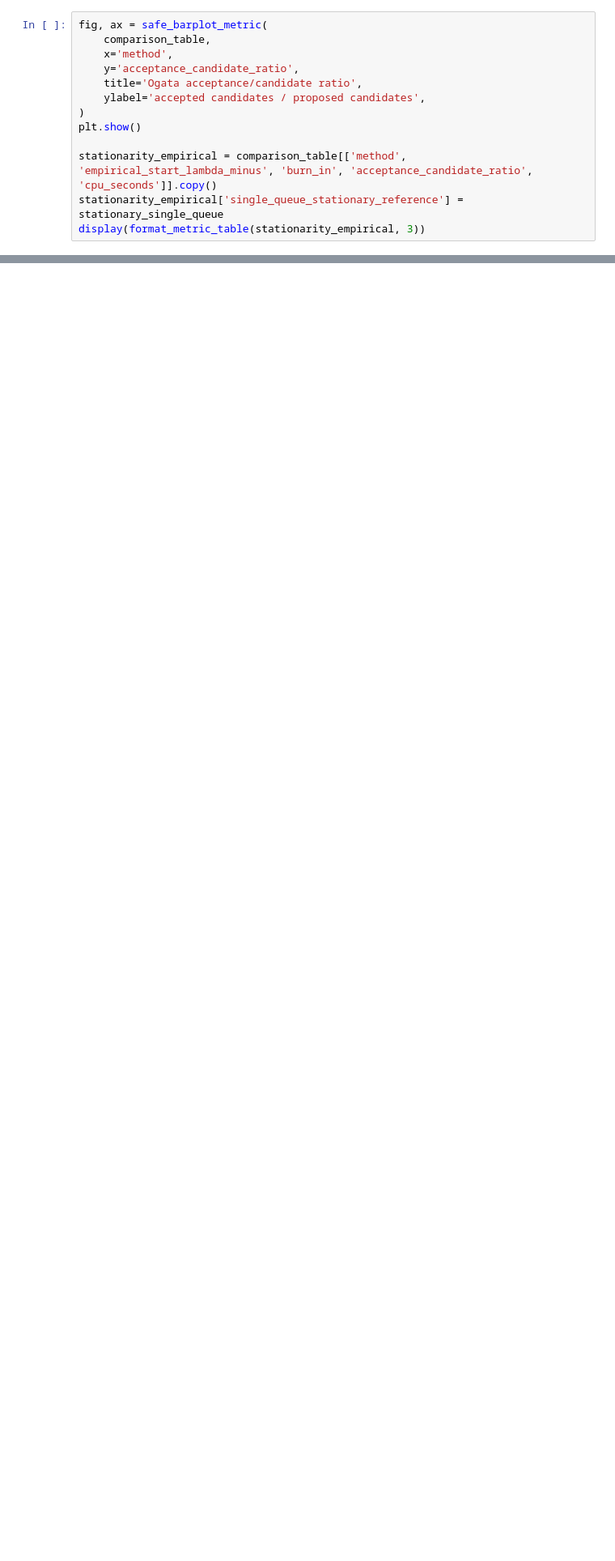
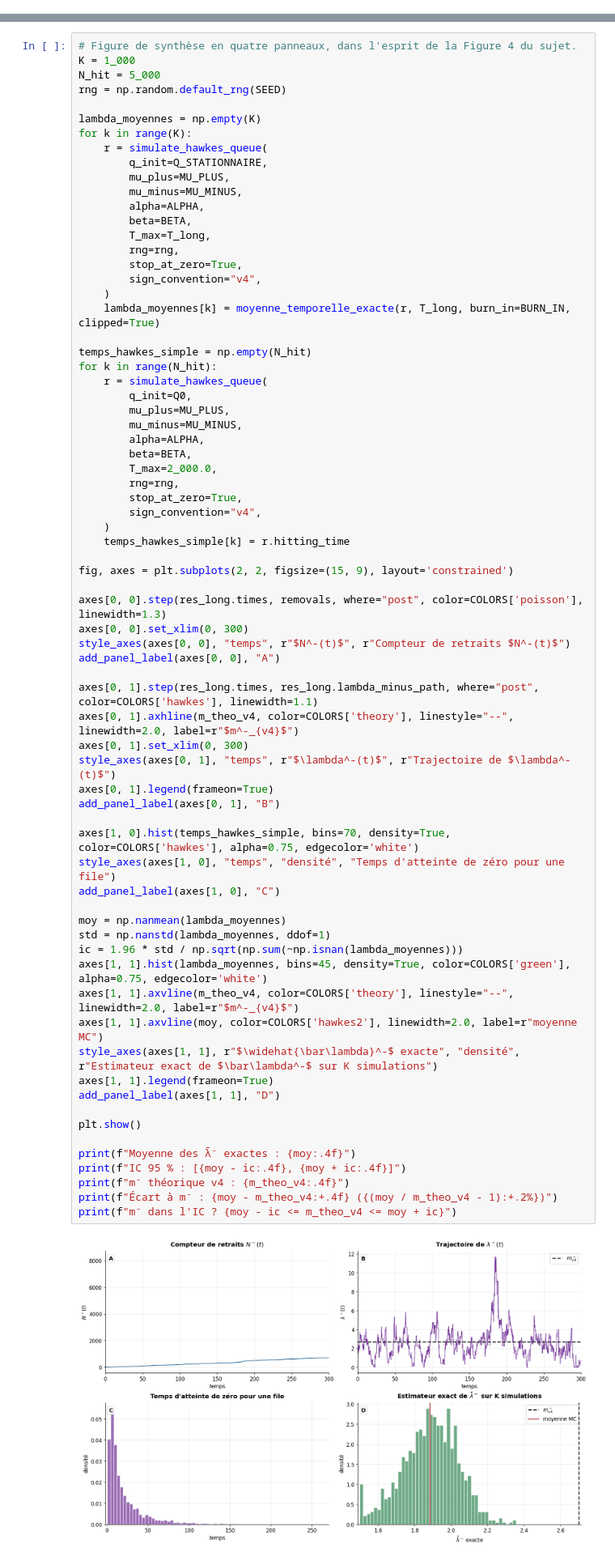
Before and after one commit to ApolloHong/Modal_Order_Book, a Jupyter notebook: nb2_124_files_hawkes_couplees.ipynb, the cells around one changed output, grey strips where cells are left out. Shown at 81% size. Cells and saved outputs as stored; diff of their text form; blank space fills up the shorter version.

```diff
--- a/nb2_124_files_hawkes_couplees.ipynb
+++ b/nb2_124_files_hawkes_couplees.ipynb
@@ -272,13 +0,0 @@ plt.show()
-# %%
-fig, ax = safe_barplot_metric(
-    comparison_table,
-    x='method',
-    y='acceptance_candidate_ratio',
-    title='Ogata acceptance/candidate ratio',
-    ylabel='accepted candidates / proposed candidates',
-)
-plt.show()
-
-stationarity_empirical = comparison_table[['method', 'empirical_start_lambda_minus', 'burn_in', 'acceptance_candidate_ratio', 'cpu_seconds']].copy()
-stationarity_empirical['single_queue_stationary_reference'] = stationary_single_queue
-display(format_metric_table(stationarity_empirical, 3))
@@ -318,0 +401,73 @@ Les intensités de Hawkes modifient significativement la dynamique de déplétio
+# %%
+# Figure de synthèse en quatre panneaux, dans l'esprit de la Figure 4 du sujet.
+K = 1_000
+N_hit = 5_000
+rng = np.random.default_rng(SEED)
+
+lambda_moyennes = np.empty(K)
+for k in range(K):
+    r = simulate_hawkes_queue(
+        q_init=Q_STATIONNAIRE,
+        mu_plus=MU_PLUS,
+        mu_minus=MU_MINUS,
+        alpha=ALPHA,
+        beta=BETA,
+        T_max=T_long,
+        rng=rng,
+        stop_at_zero=True,
+        sign_convention="v4",
+    )
+    lambda_moyennes[k] = moyenne_temporelle_exacte(r, T_long, burn_in=BURN_IN, clipped=True)
+
+temps_hawkes_simple = np.empty(N_hit)
+for k in range(N_hit):
+    r = simulate_hawkes_queue(
+        q_init=Q0,
+        mu_plus=MU_PLUS,
+        mu_minus=MU_MINUS,
+        alpha=ALPHA,
+        beta=BETA,
+        T_max=2_000.0,
+        rng=rng,
+        stop_at_zero=True,
+        sign_convention="v4",
+    )
+    temps_hawkes_simple[k] = r.hitting_time
+
+fig, axes = plt.subplots(2, 2, figsize=(15, 9), layout='constrained')
+
+axes[0, 0].step(res_long.times, removals, where="post", color=COLORS['poisson'], linewidth=1.3)
+axes[0, 0].set_xlim(0, 300)
+style_axes(axes[0, 0], "temps", r"$N^-(t)$", r"Compteur de retraits $N^-(t)$")
+add_panel_label(axes[0, 0], "A")
+
+axes[0, 1].step(res_long.times, res_long.lambda_minus_path, where="post", color=COLORS['hawkes'], linewidth=1.1)
+axes[0, 1].axhline(m_theo_v4, color=COLORS['theory'], linestyle="--", linewidth=2.0, label=r"$m^-_{v4}$")
+axes[0, 1].set_xlim(0, 300)
+style_axes(axes[0, 1], "temps", r"$\lambda^-(t)$", r"Trajectoire de $\lambda^-(t)$")
+axes[0, 1].legend(frameon=True)
+add_panel_label(axes[0, 1], "B")
+
+axes[1, 0].hist(temps_hawkes_simple, bins=70, density=True, color=COLORS['hawkes'], alpha=0.75, edgecolor='white')
+style_axes(axes[1, 0], "temps", "densité", "Temps d'atteinte de zéro pour une file")
+add_panel_label(axes[1, 0], "C")
+
+moy = np.nanmean(lambda_moyennes)
+std = np.nanstd(lambda_moyennes, ddof=1)
+ic = 1.96 * std / np.sqrt(np.sum(~np.isnan(lambda_moyennes)))
+axes[1, 1].hist(lambda_moyennes, bins=45, density=True, color=COLORS['green'], alpha=0.75, edgecolor='white')
+axes[1, 1].axvline(m_theo_v4, color=COLORS['theory'], linestyle="--", linewidth=2.0, label=r"$m^-_{v4}$")
+axes[1, 1].axvline(moy, color=COLORS['hawkes2'], linewidth=2.0, label=r"moyenne MC")
+style_axes(axes[1, 1], r"$\widehat{\bar\lambda}^-$ exacte", "densité", r"Estimateur exact de $\bar\lambda^-$ sur K simulations")
+axes[1, 1].legend(frameon=True)
+add_panel_label(axes[1, 1], "D")
+
+plt.show()
+
+print(f"Moyenne des λ̄⁻ exactes : {moy:.4f}")
+print(f"IC 95 % : [{moy - ic:.4f}, {moy + ic:.4f}]")
+print(f"m⁻ théorique v4 : {m_theo_v4:.4f}")
+print(f"Écart à m⁻ : {moy - m_theo_v4:+.4f} ({(moy / m_theo_v4 - 1):+.2%})")
+print(f"m⁻ dans l'IC ? {moy - ic <= m_theo_v4 <= moy + ic}")
+# %% [output]
+[figure, added]
```
Also changed, not shown: parts of 50 cells of this notebook, 1 other file.
